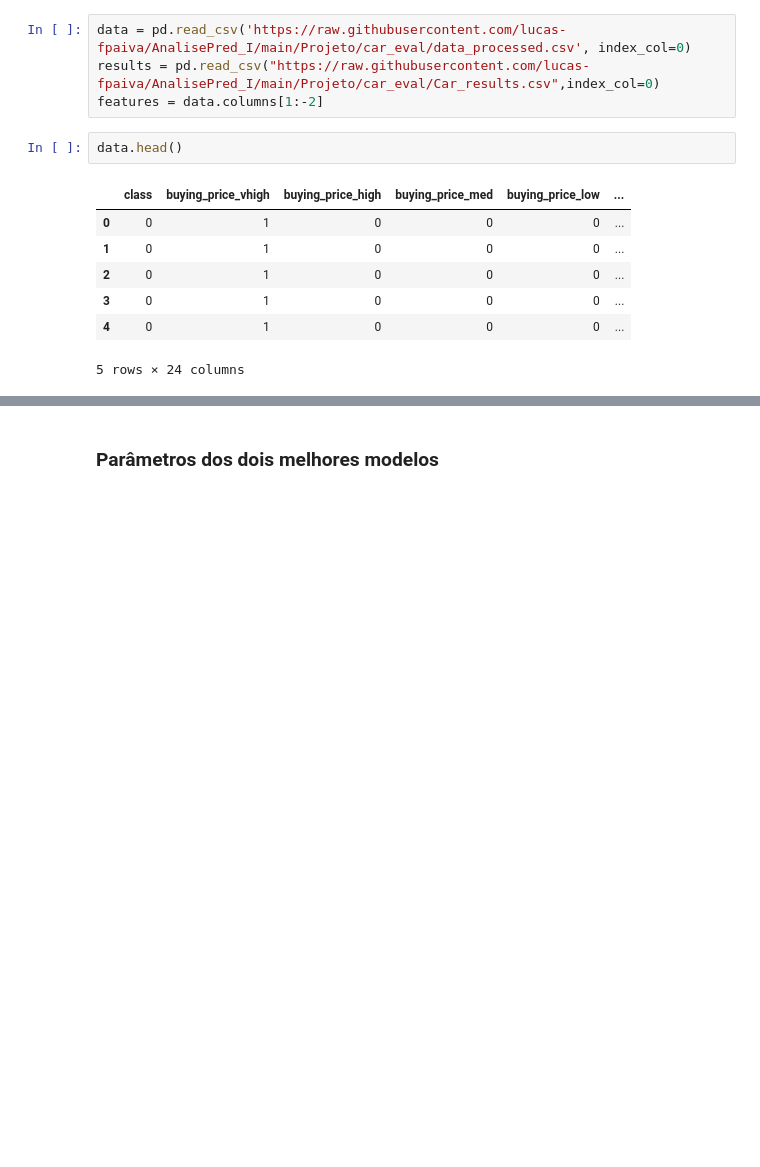
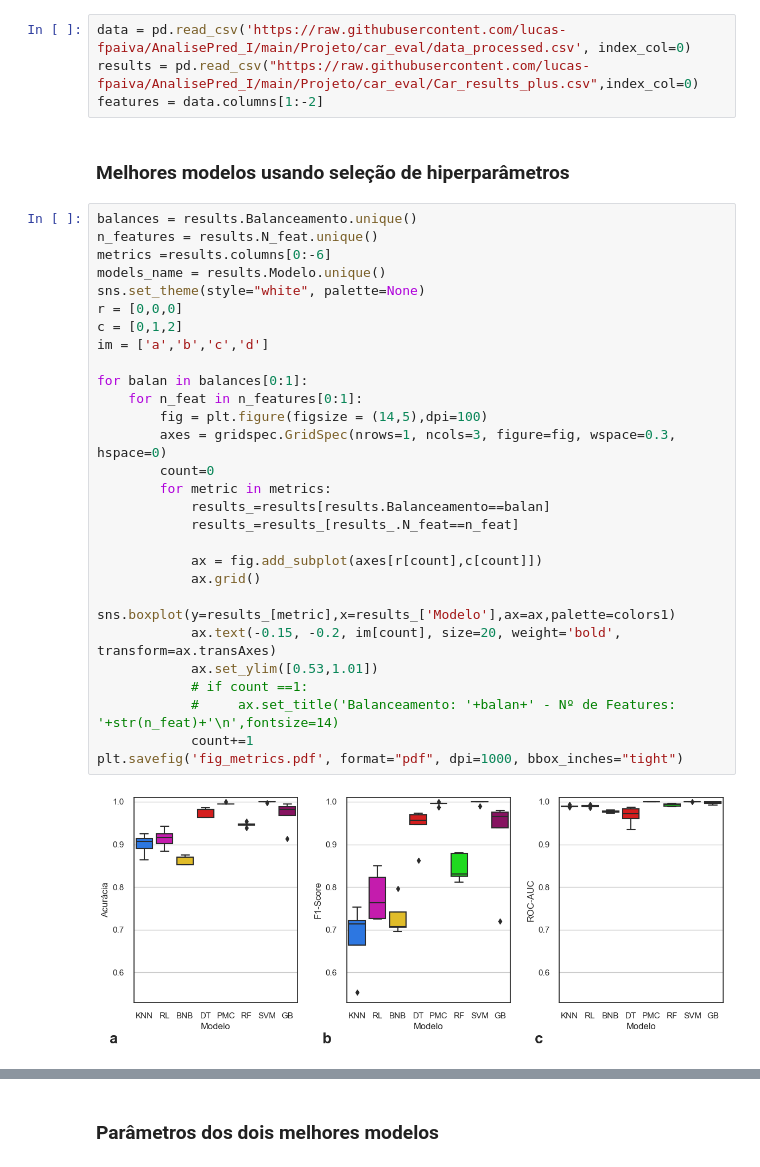
Before and after one commit to lucas-fpaiva/AnalisePred-PES, a Jupyter notebook: Projeto/car_eval/results_view.ipynb, the cells around one changed output, grey strips where cells are left out. Drawn from its saved outputs; the diff is of its cells as text; blank space fills up the shorter version.

```diff
--- a/Projeto/car_eval/results_view.ipynb
+++ b/Projeto/car_eval/results_view.ipynb
@@ -58,14 +69,36 @@ colors2= [
 # %%
 data = pd.read_csv('https://raw.githubusercontent.com/lucas-fpaiva/AnalisePred_I/main/Projeto/car_eval/data_processed.csv', index_col=0)
-results = pd.read_csv("https://raw.githubusercontent.com/lucas-fpaiva/AnalisePred_I/main/Projeto/car_eval/Car_results.csv",index_col=0)
+results = pd.read_csv("https://raw.githubusercontent.com/lucas-fpaiva/AnalisePred_I/main/Projeto/car_eval/Car_results_plus.csv",index_col=0)
 features = data.columns[1:-2]
-# %%
-data.head()
-# %% [output]
-|  | class | buying_price_vhigh | buying_price_high | buying_price_med | buying_price_low | ... |
-| 0 | 0 | 1 | 0 | 0 | 0 | ... |
-| 1 | 0 | 1 | 0 | 0 | 0 | ... |
-| 2 | 0 | 1 | 0 | 0 | 0 | ... |
-| 3 | 0 | 1 | 0 | 0 | 0 | ... |
-| 4 | 0 | 1 | 0 | 0 | 0 | ... |
-5 rows × 24 columns
+# %% [markdown]
+### Melhores modelos usando seleção de hiperparâmetros
+# %%
+balances = results.Balanceamento.unique()
+n_features = results.N_feat.unique()
+metrics =results.columns[0:-6]
+models_name = results.Modelo.unique()
+sns.set_theme(style="white", palette=None)
+r = [0,0,0]
+c = [0,1,2]
+im = ['a','b','c','d']
+
+for balan in balances[0:1]:
+    for n_feat in n_features[0:1]:
+        fig = plt.figure(figsize = (14,5),dpi=100)
+        axes = gridspec.GridSpec(nrows=1, ncols=3, figure=fig, wspace=0.3, hspace=0)
+        count=0
+        for metric in metrics:
+            results_=results[results.Balanceamento==balan]
+            results_=results_[results_.N_feat==n_feat]
+
+            ax = fig.add_subplot(axes[r[count],c[count]])
+            ax.grid()
+            sns.boxplot(y=results_[metric],x=results_['Modelo'],ax=ax,palette=colors1)
+            ax.text(-0.15, -0.2, im[count], size=20, weight='bold', transform=ax.transAxes)
+            ax.set_ylim([0.53,1.01])
+            # if count ==1:
+            #     ax.set_title('Balanceamento: '+balan+' - Nº de Features: '+str(n_feat)+'\n',fontsize=14)
+            count+=1
+plt.savefig('fig_metrics.pdf', format="pdf", dpi=1000, bbox_inches="tight")
+# %% [output]
+[figure, added]
```
Also changed, not shown: parts of 35 cells of this notebook.
